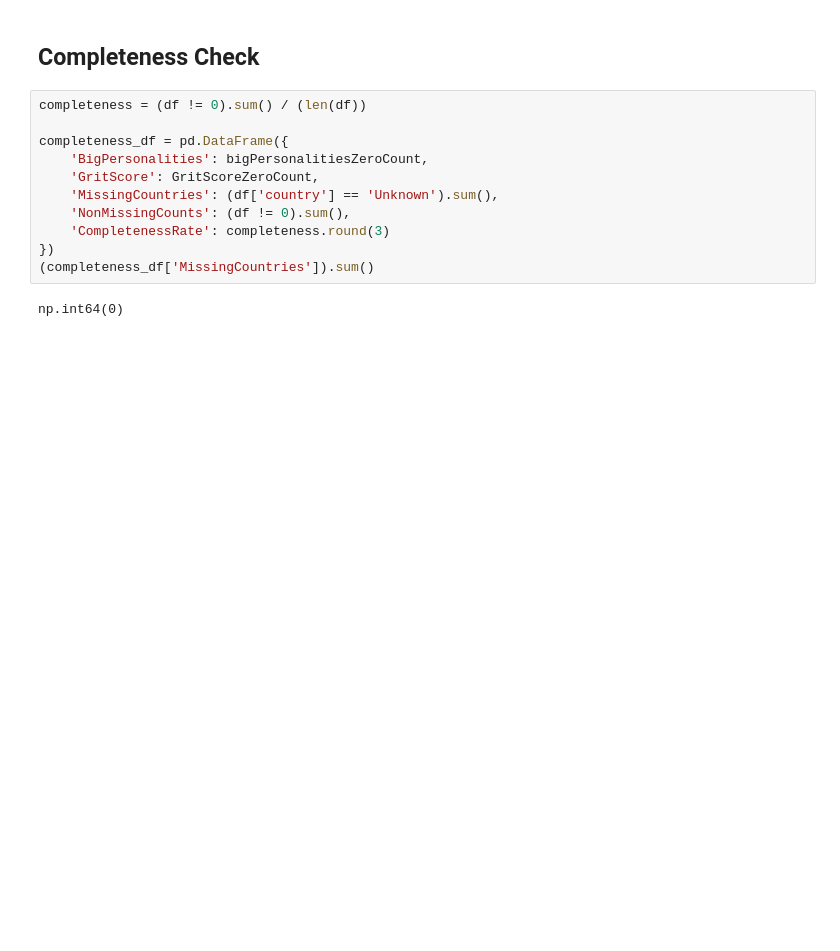
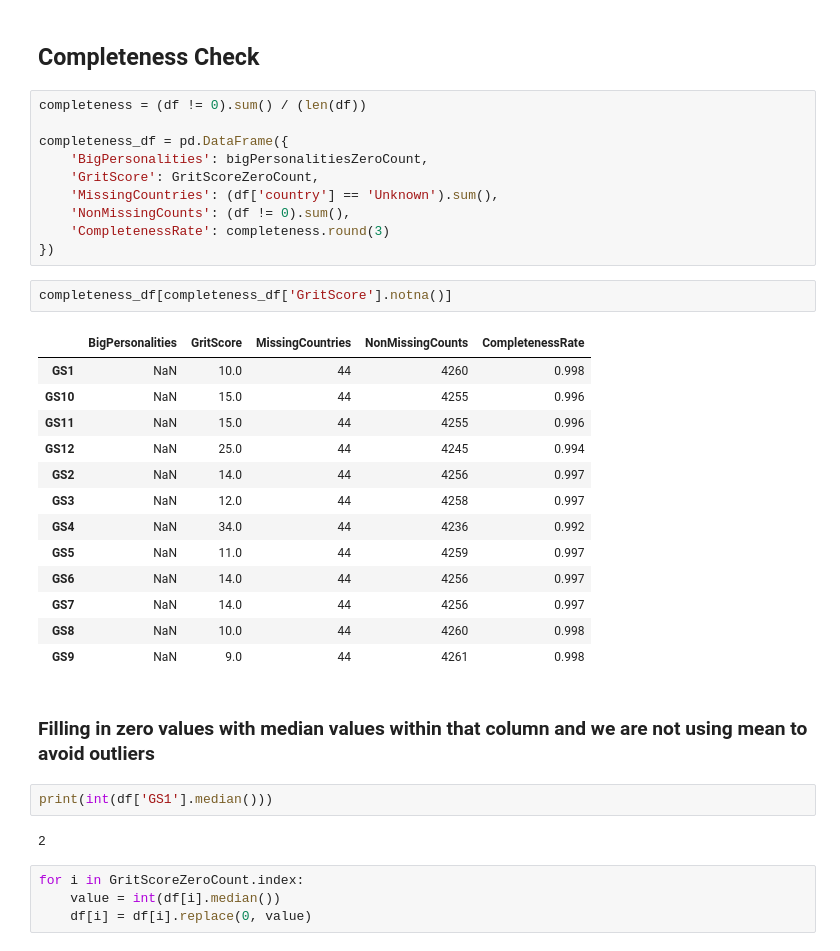
Before and after one commit to Rishik15/BTT_GM2, a Jupyter notebook: gritdatacleaning.ipynb, the cells around one changed output. Saved outputs shown, nothing was run; the diff lists cells and outputs as text; blank space fills up the shorter version.

```diff
--- a/gritdatacleaning.ipynb
+++ b/gritdatacleaning.ipynb
@@ -155,6 +187,29 @@ completeness_df = pd.DataFrame({
     'NonMissingCounts': (df != 0).sum(),
     'CompletenessRate': completeness.round(3)
 })
-(completeness_df['MissingCountries']).sum()
-# %% [output]
-np.int64(0)
+# %%
+completeness_df[completeness_df['GritScore'].notna()]
+# %% [output]
+|  | BigPersonalities | GritScore | MissingCountries | NonMissingCounts | CompletenessRate |
+| GS1 | NaN | 10.0 | 44 | 4260 | 0.998 |
+| GS10 | NaN | 15.0 | 44 | 4255 | 0.996 |
+| GS11 | NaN | 15.0 | 44 | 4255 | 0.996 |
+| GS12 | NaN | 25.0 | 44 | 4245 | 0.994 |
+| GS2 | NaN | 14.0 | 44 | 4256 | 0.997 |
+| GS3 | NaN | 12.0 | 44 | 4258 | 0.997 |
+| GS4 | NaN | 34.0 | 44 | 4236 | 0.992 |
+| GS5 | NaN | 11.0 | 44 | 4259 | 0.997 |
+| GS6 | NaN | 14.0 | 44 | 4256 | 0.997 |
+| GS7 | NaN | 14.0 | 44 | 4256 | 0.997 |
+| GS8 | NaN | 10.0 | 44 | 4260 | 0.998 |
+| GS9 | NaN | 9.0 | 44 | 4261 | 0.998 |
+# %% [markdown]
+### Filling in zero values with median values within that column and we are not using mean to avoid outliers
+# %%
+print(int(df['GS1'].median()))
+# %% [output]
+2
+# %%
+for i in GritScoreZeroCount.index:
+    value = int(df[i].median())
+    df[i] = df[i].replace(0, value)
```
Also changed, not shown: parts of 8 cells of this notebook.
